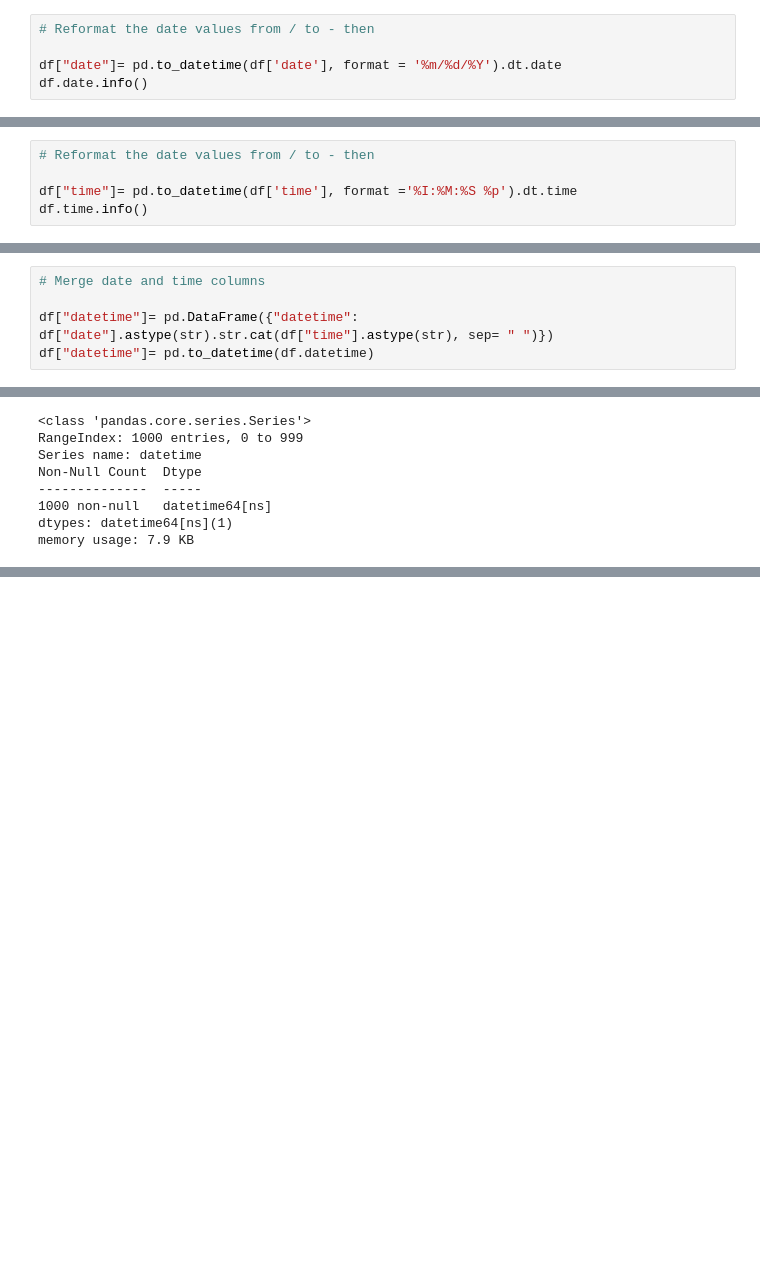
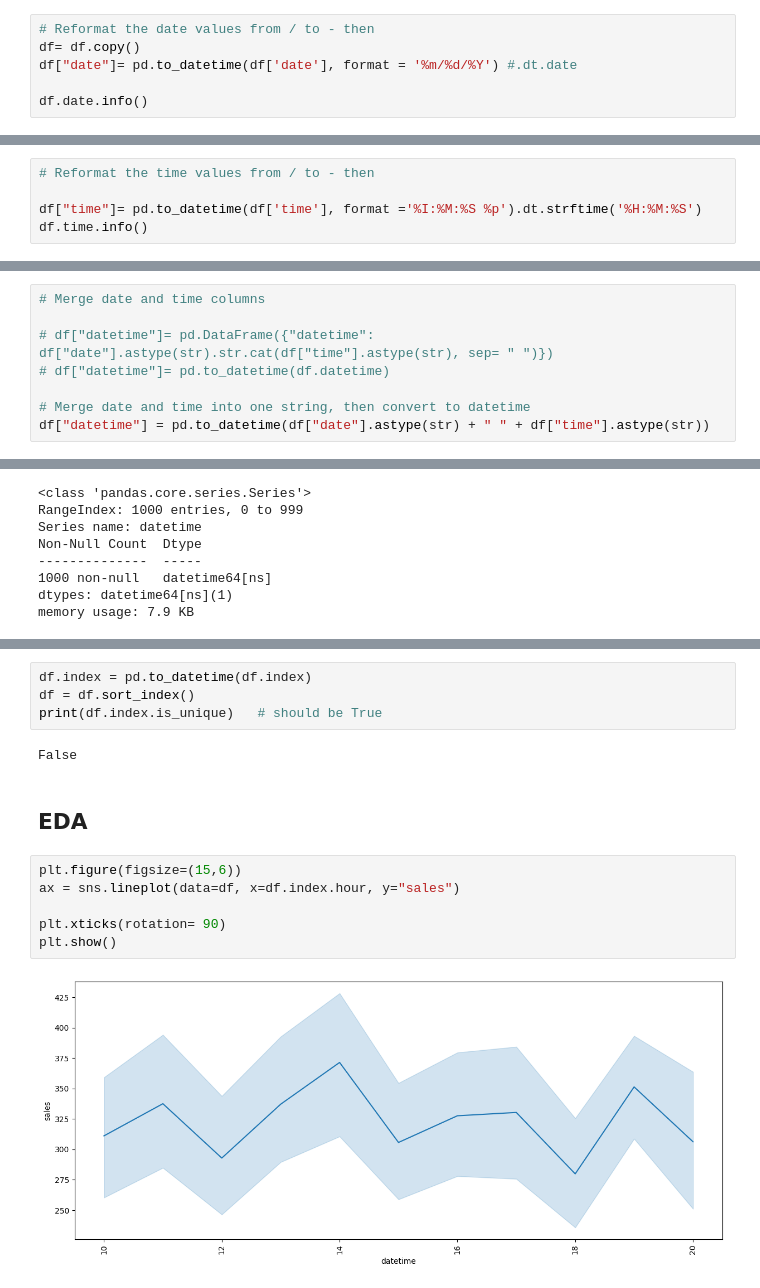
Before and after one commit to SmogJ/Supermarket-Sales-Forecaster, a Jupyter notebook: sales_forcast.ipynb, the cells around one changed output, grey strips where cells are left out. Saved outputs shown, nothing was run; the diff lists cells and outputs as text; blank space fills up the shorter version.

Commit message:
Update: EDA and visualization

```diff
--- a/sales_forcast.ipynb
+++ b/sales_forcast.ipynb
@@ -82,8 +110,9 @@ cols= [col.lower().replace(" ", "_") for col in df.columns]
 df.columns= cols
 # %%
 # Reformat the date values from / to - then
+df= df.copy()
+df["date"]= pd.to_datetime(df['date'], format = '%m/%d/%Y') #.dt.date
 
-df["date"]= pd.to_datetime(df['date'], format = '%m/%d/%Y').dt.date
 df.date.info()
 # %% [output]
 <class 'pandas.core.series.Series'>
@@ -97,7 +126,7 @@ memory usage: 7.9+ KB
 # %%
-# Reformat the date values from / to - then
+# Reformat the time values from / to - then
 
-df["time"]= pd.to_datetime(df['time'], format ='%I:%M:%S %p').dt.time
+df["time"]= pd.to_datetime(df['time'], format ='%I:%M:%S %p').dt.strftime('%H:%M:%S')
 df.time.info()
 # %% [output]
 <class 'pandas.core.series.Series'>
@@ -111,8 +140,11 @@ memory usage: 7.9+ KB
 # %%
 # Merge date and time columns
 
-df["datetime"]= pd.DataFrame({"datetime": df["date"].astype(str).str.cat(df["time"].astype(str), sep= " ")})
-df["datetime"]= pd.to_datetime(df.datetime)
+# df["datetime"]= pd.DataFrame({"datetime": df["date"].astype(str).str.cat(df["time"].astype(str), sep= " ")})
+# df["datetime"]= pd.to_datetime(df.datetime)
+
+# Merge date and time into one string, then convert to datetime
+df["datetime"] = pd.to_datetime(df["date"].astype(str) + " " + df["time"].astype(str))
 # %%
 df.datetime.info()
 # %% [output]
@@ -164,0 +168,16 @@ df.head()
+# %%
+df.index = pd.to_datetime(df.index)
+df = df.sort_index()
+print(df.index.is_unique)   # should be True
+# %% [output]
+False
+# %% [markdown]
+## EDA
+# %%
+plt.figure(figsize=(15,6))
+ax = sns.lineplot(data=df, x=df.index.hour, y="sales")
+
+plt.xticks(rotation= 90)
+plt.show()
+# %% [output]
+[figure, added]
```
Also changed, not shown: parts of 75 cells of this notebook.
